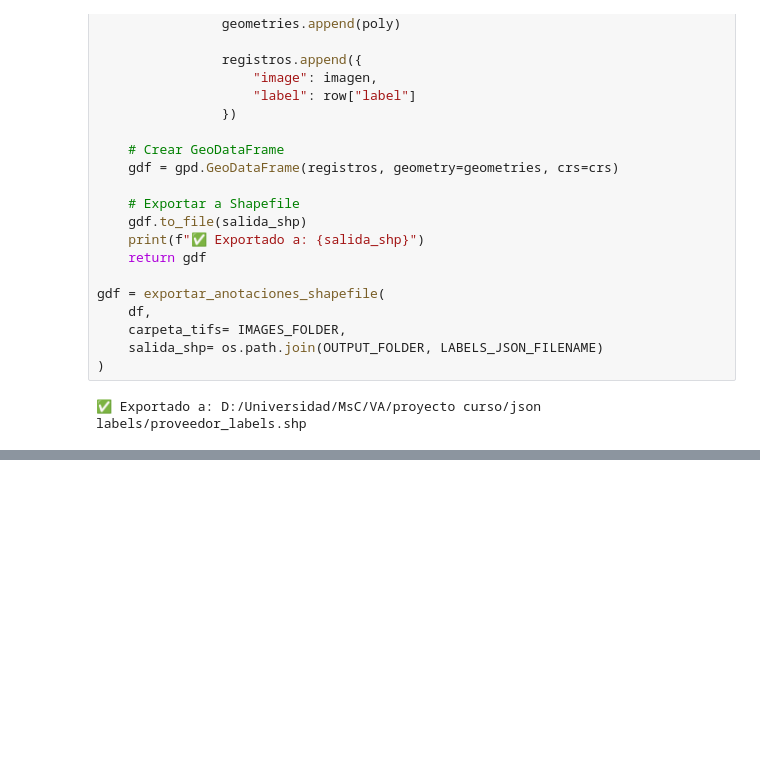
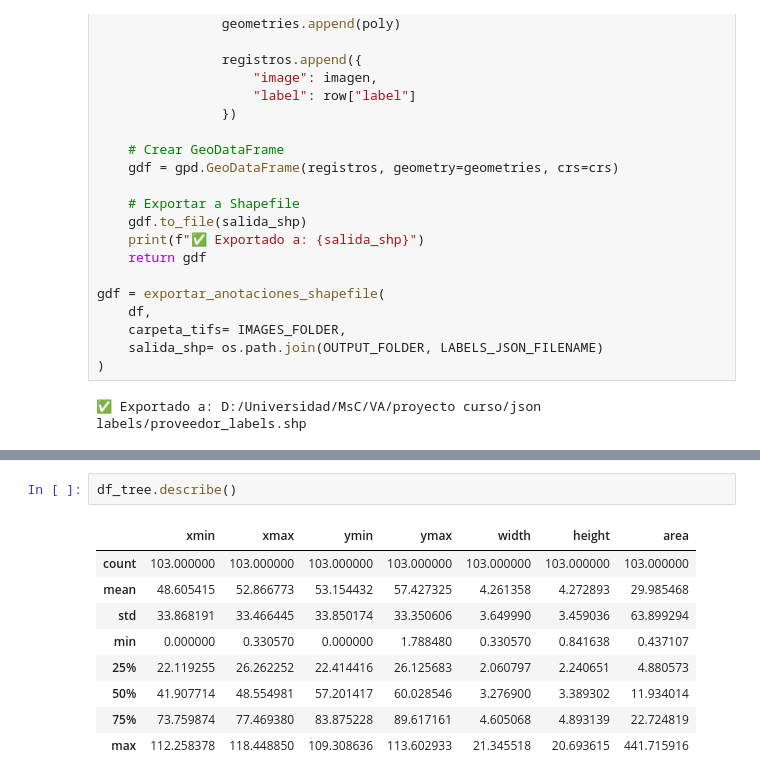
Before and after one commit to maraosoc/citrus3-detector, a Jupyter notebook: notebooks/Testing/labeling.ipynb, the cells around one changed output, grey strips where cells are left out. Drawn from its saved outputs; the diff is of its cells as text; blank space fills up the shorter version.

```diff
--- a/notebooks/labeling.ipynb
+++ b/notebooks/Testing/labeling.ipynb
@@ -538,0 +679,12 @@ gdf = exportar_anotaciones_shapefile(
+# %%
+df_tree.describe()
+# %% [output]
+|  | xmin | xmax | ymin | ymax | width | height | area |
+| count | 103.000000 | 103.000000 | 103.000000 | 103.000000 | 103.000000 | 103.000000 | 103.000000 |
+| mean | 48.605415 | 52.866773 | 53.154432 | 57.427325 | 4.261358 | 4.272893 | 29.985468 |
+| std | 33.868191 | 33.466445 | 33.850174 | 33.350606 | 3.649990 | 3.459036 | 63.899294 |
+| min | 0.000000 | 0.330570 | 0.000000 | 1.788480 | 0.330570 | 0.841638 | 0.437107 |
+| 25% | 22.119255 | 26.262252 | 22.414416 | 26.125683 | 2.060797 | 2.240651 | 4.880573 |
+| 50% | 41.907714 | 48.554981 | 57.201417 | 60.028546 | 3.276900 | 3.389302 | 11.934014 |
+| 75% | 73.759874 | 77.469380 | 83.875228 | 89.617161 | 4.605068 | 4.893139 | 22.724819 |
+| max | 112.258378 | 118.448850 | 109.308636 | 113.602933 | 21.345518 | 20.693615 | 441.715916 |
```
Also changed, not shown: parts of 9 cells of this notebook, 35 other files.
